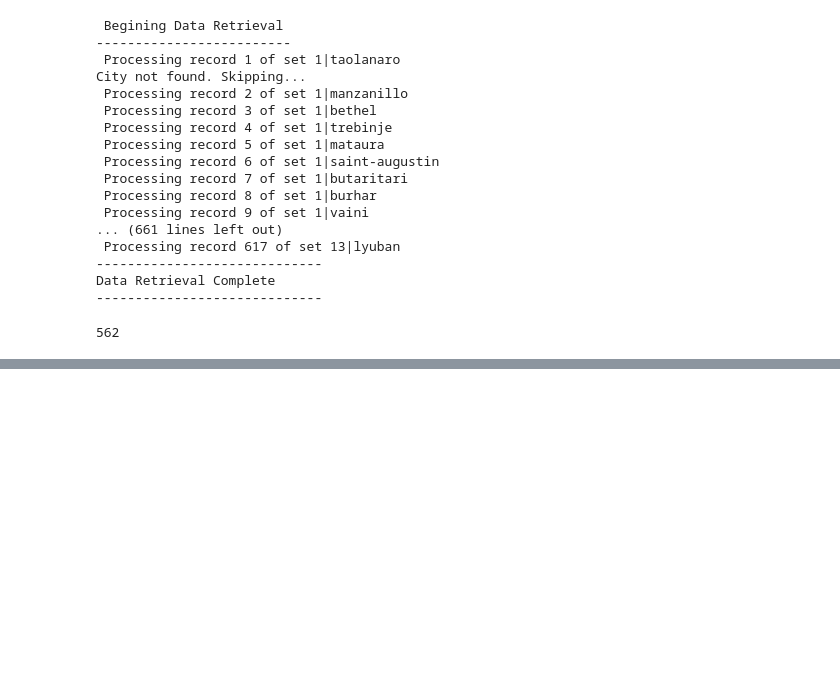
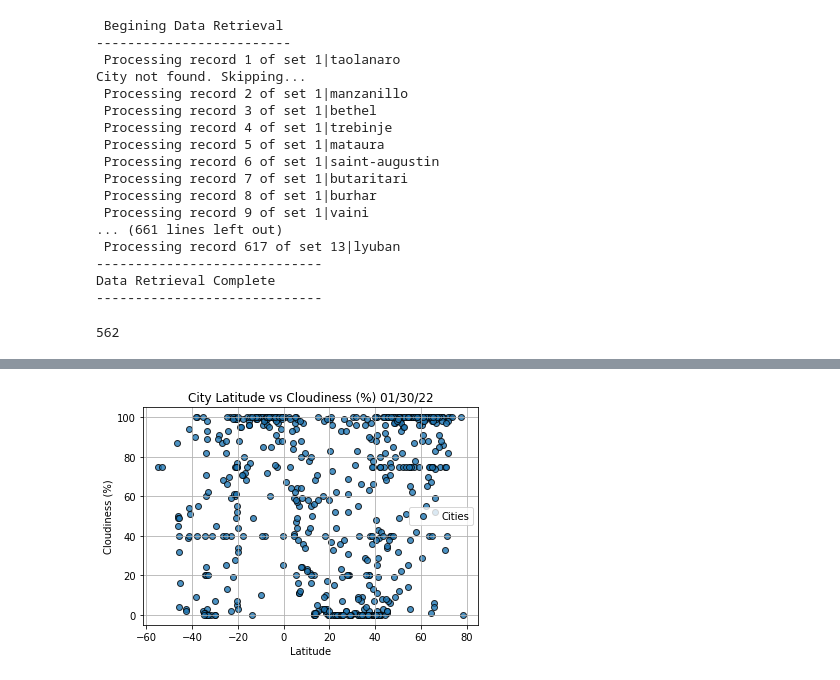
Before and after one commit to swathy84/World_Weather_Analysis, a Jupyter notebook: WeatherPy.ipynb, the cells around one changed output, grey strips where cells are left out. Saved outputs shown, nothing was run; the diff lists cells and outputs as text; code cells hidden in the pictures; blank space fills up the shorter version.

```diff
--- a/WeatherPy.ipynb
+++ b/WeatherPy.ipynb
@@ -231,0 +268,12 @@ city_data_df.to_csv(output_data_file,index_label="City_ID")
+# %%
+# Build the scatter plots for latitude vs. cloudiness.
+plt.scatter(lats,cloudiness,edgecolor = "black",marker = "o",alpha = 0.8,label = "Cities")
+plt.legend()
+plt.title(f"City Latitude vs Cloudiness (%) {time}")
+plt.xlabel("Latitude")
+plt.ylabel("Cloudiness (%)")
+plt.grid(True)
+plt.savefig("weather_data/City_Latitude_vs_Cloudiness.png")
+plt.show()
+# %% [output]
+[figure, added]
```
Also changed, not shown: parts of 4 cells of this notebook, 5 other files.
